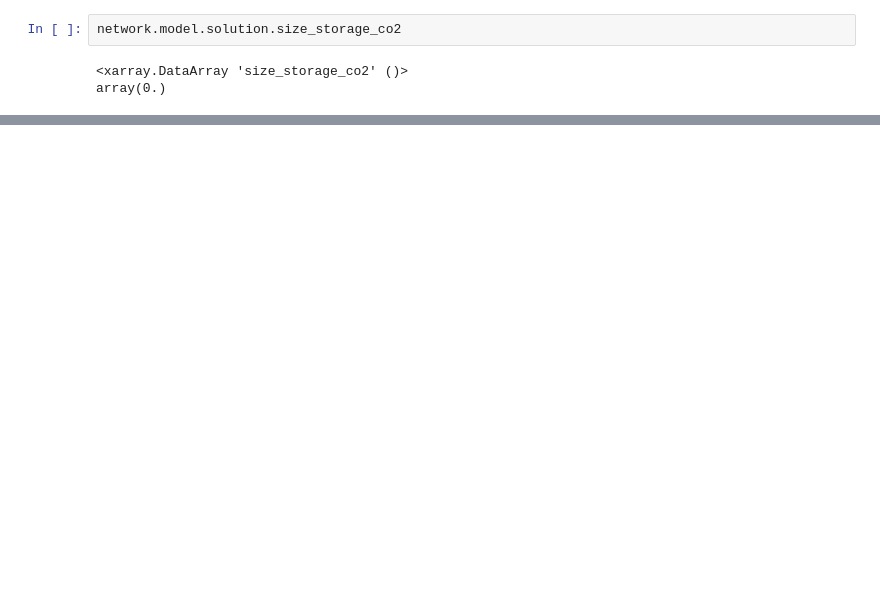
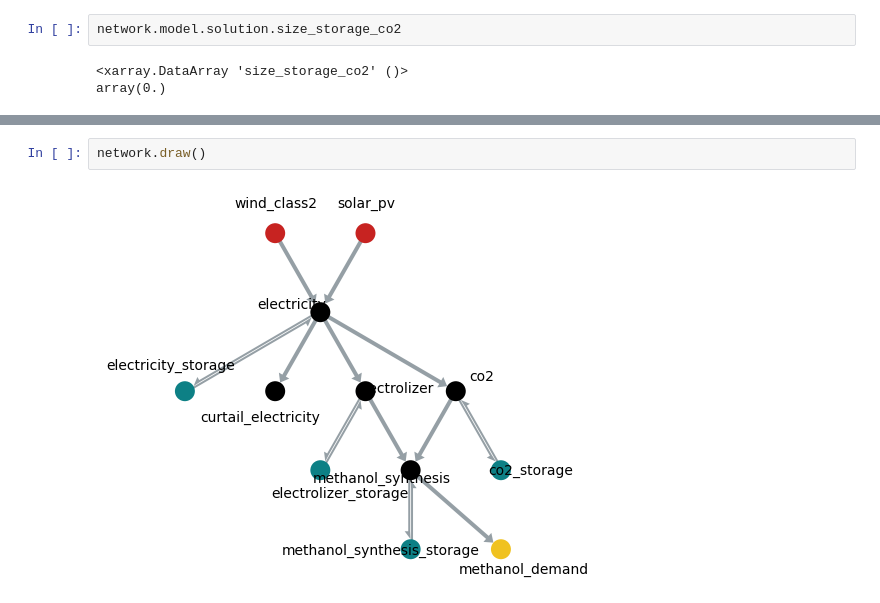
Before and after one commit to inwe-boku/syfop-global-costs, a Jupyter notebook: notebooks/hydrogen.ipynb, the cells around one changed output, grey strips where cells are left out. Cells and saved outputs as stored; diff of their text form; blank space fills up the shorter version.

```diff
--- a/notebooks/hydrogen.ipynb
+++ b/notebooks/hydrogen.ipynb
@@ -225,0 +321,4 @@ k
+# %%
+network.draw()
+# %% [output]
+[figure, added]
```
Also changed, not shown: parts of 6 cells of this notebook, 1 other file.
